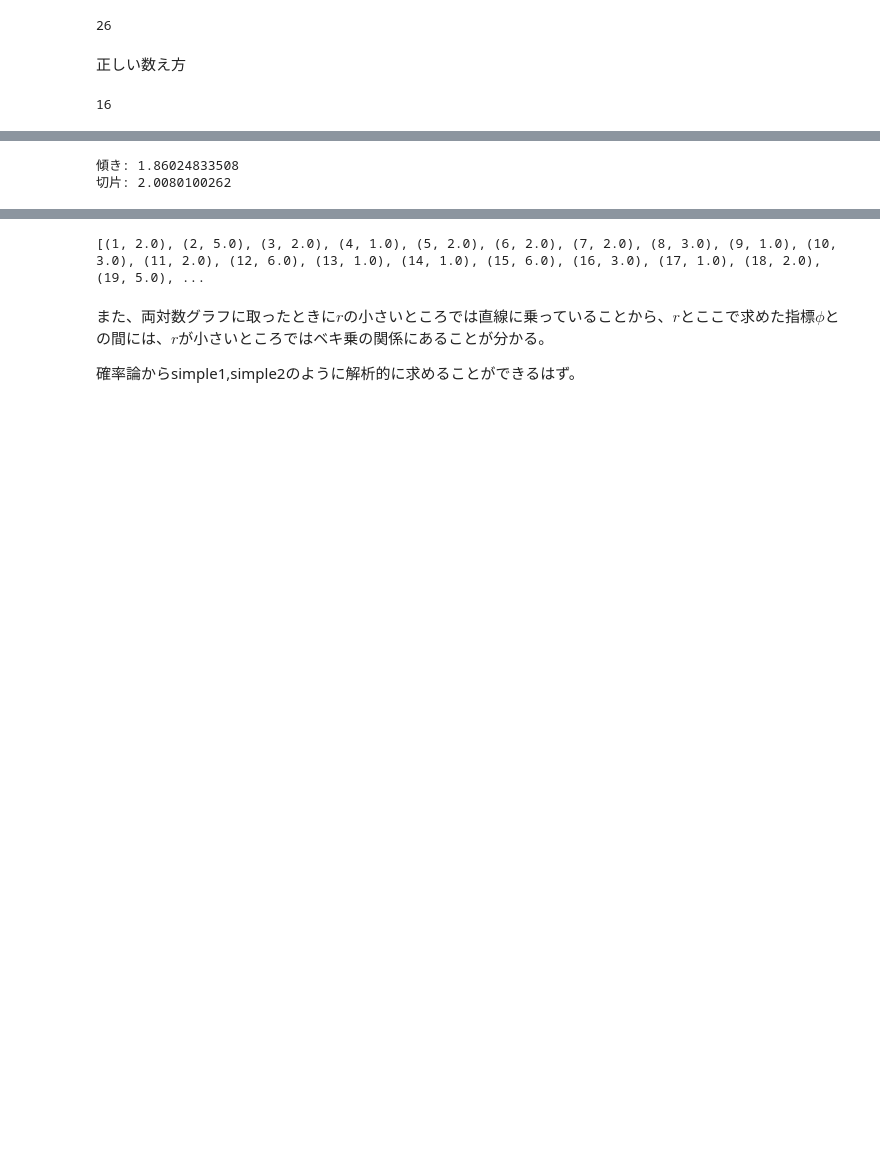
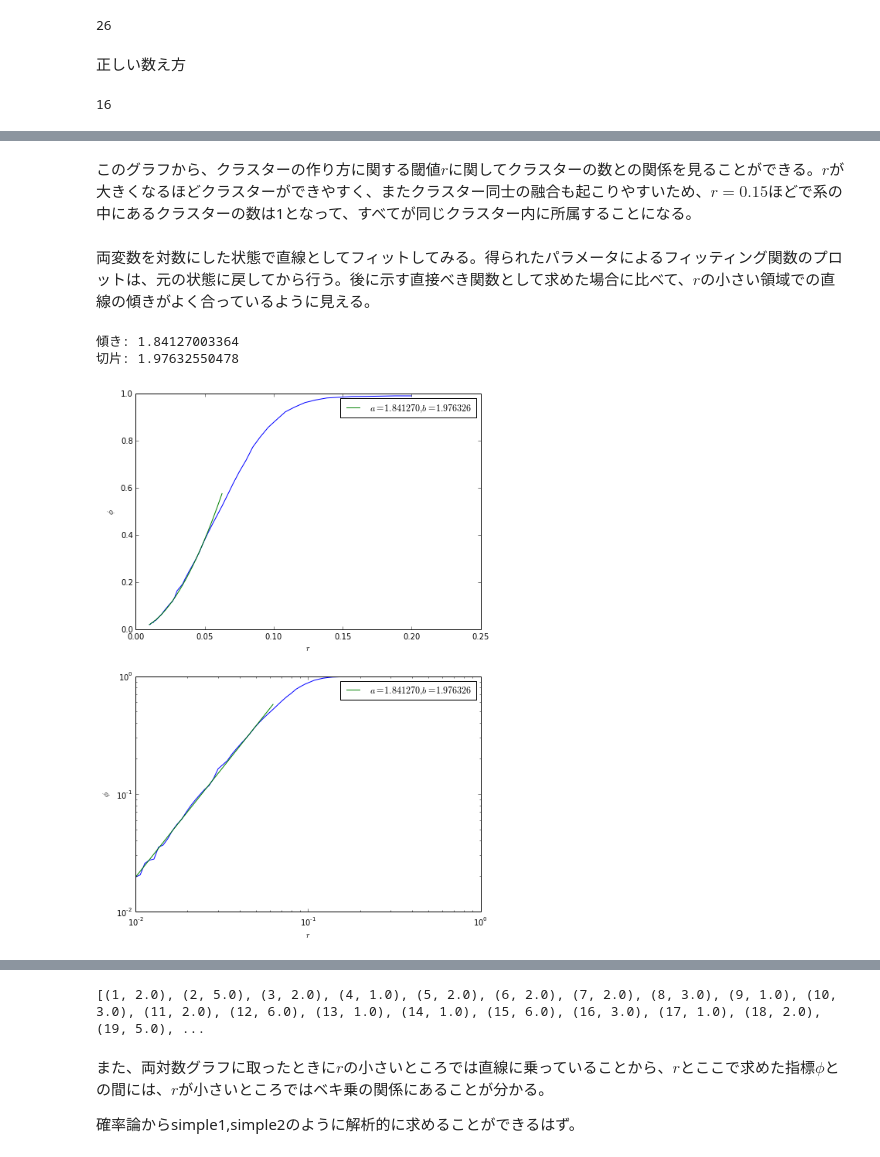
Before and after one commit to ssh0/sotsuron, a Jupyter notebook: 近距離抑制効果.ipynb, the cells around one changed output, grey strips where cells are left out. Drawn from its saved outputs; the diff is of its cells as text; code cells hidden in the pictures; blank space fills up the shorter version.

```diff
--- a/近距離抑制効果.ipynb
+++ b/近距離抑制効果.ipynb
@@ -285,32 +313,36 @@ logで
+# %% [markdown]
+このグラフから、クラスターの作り方に関する閾値$r$に関してクラスターの数との関係を見ることができる。$r$が大きくなるほどクラスターができやすく、またクラスター同士の融合も起こりやすいため、$r=0.15$ほどで系の中にあるクラスターの数は1となって、すべてが同じクラスター内に所属することになる。
+# %% [markdown]
+両変数を対数にした状態で直線としてフィットしてみる。得られたパラメータによるフィッティング関数のプロットは、元の状態に戻してから行う。後に示す直接べき関数として求めた場合に比べて、$r$の小さい領域での直線の傾きがよく合っているように見える。
 # %%
-from scipy.optimize import leastsq
-
 a = 1.5
 b = 0.
 param = [a, b]
+rmin, rmax = 0., 0.07
 
 def fit_func(parameter, x):
     a = parameter[0]
     b = parameter[1]
     return a*np.log10(x) + b
 
 def fit(parameter, x, y):
     return np.log10(y) - fit_func(parameter, x)
-
-rmin, rmax = 0., 0.06
 
 i = 0
 while r[i] < rmin:
     i += 1
 imin, imax = i, i
 while r[i] < rmax:
     i += 1
 imax = i - 1
 
 res = leastsq(fit, param, args=(r[imin:imax], phi1[imin:imax]))
 print u"傾き: " + str(res[0][0])
 print u"切片: " + str(res[0][1])
-R = np.power(10, fit_func(res[0], r[imin:imax]))
+R1 = np.power(10, fit_func(res[0], r[imin:imax]))
+
+myplot1(r, phi1, r[imin:imax], R1, res[0])
 # %% [output]
-傾き: 1.86024833508
-切片: 2.0080100262
+傾き: 1.84127003364
+切片: 1.97632550478
+[figure, added]
```
Also changed, not shown: parts of 16 cells of this notebook.
